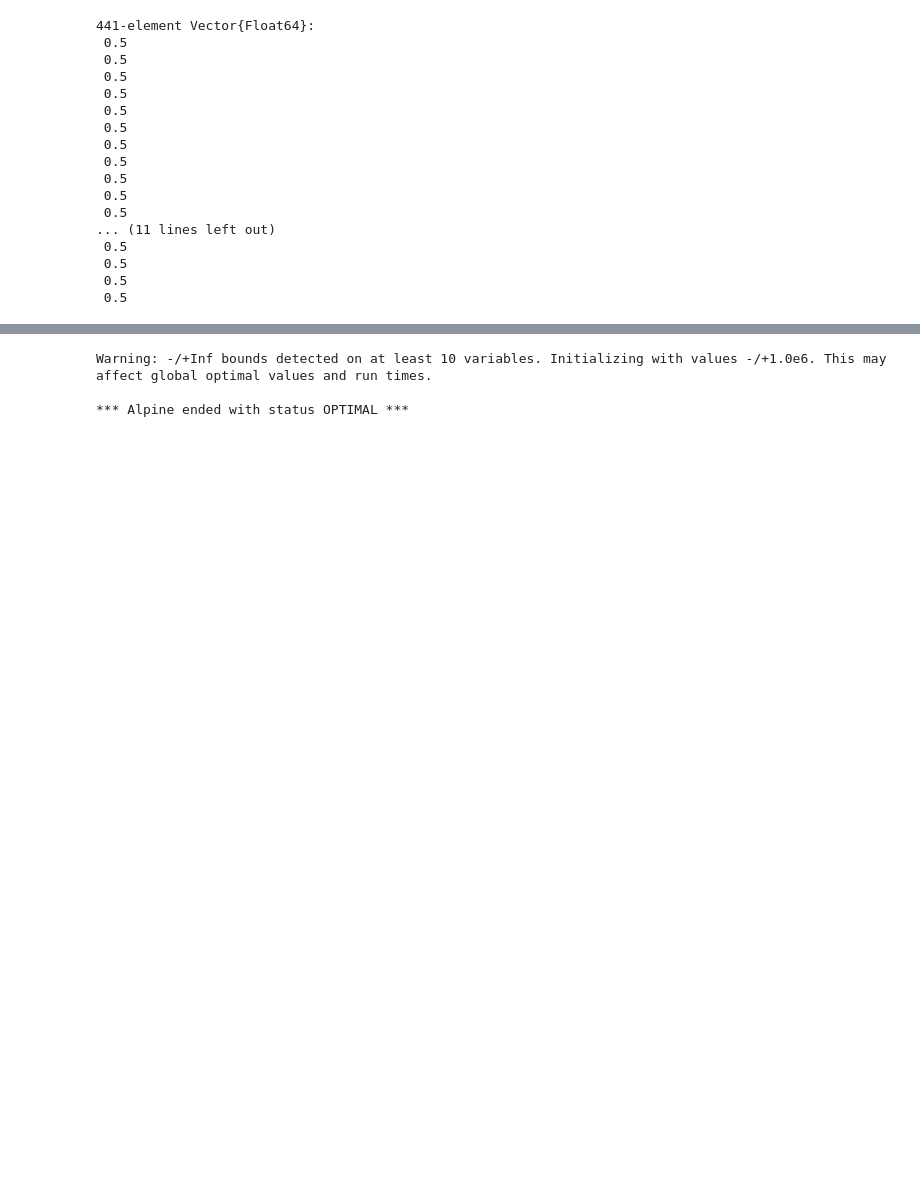
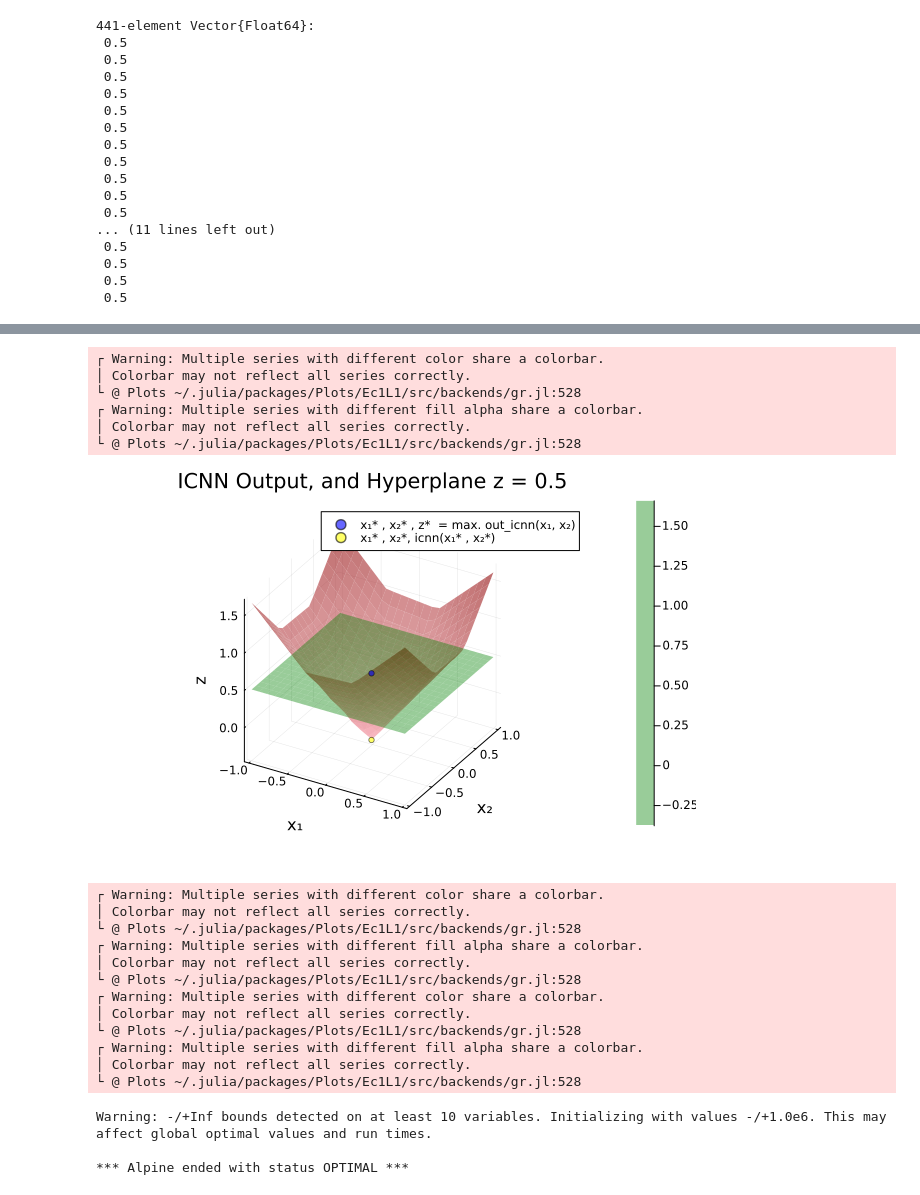
Before and after one commit to gamma-opt/icnn, a Jupyter notebook: example_3D.ipynb, the cells around one changed output, grey strips where cells are left out. Saved outputs shown, nothing was run; the diff lists cells and outputs as text; code cells hidden in the pictures; blank space fills up the shorter version.

```diff
--- a/example_3D.ipynb
+++ b/example_3D.ipynb
@@ -304,7 +301,7 @@ Warning: -/+Inf bounds detected on at least 8 variables. Initializing with value
  0.5
 # %%
 # Select a backend (optional)
-plotly()
+gr()
 
 # Plot the  ICNN surface
 plt = surface(
@@ -314,7 +311,7 @@ plt = surface(
     zlabel = "z",
     title = "ICNN Output, and Hyperplane z = 0.5",
     color = :reds,
-    pacity = 0.6,
+    opacity = 0.6,
     label = "ICNN Output Surface"
 )
 
@@ -327,11 +324,33 @@ surface!(
     label = "z = 0.5 Hyperplane"
 )
 
+
+# Add the 3D point to the plot
+scatter!(
+    [x1_optimal], [x2_optimal], [out_z_optimal],
+    color = :blue,
+    markerstrokecolor = :black,
+    markersize = 3,
+    opacity = 0.6,
+    label = "x₁* , x₂* , z*  = max. out_icnn(x₁, x₂)"
+)
+
+
+# Add the 3D point to the plot
+scatter!(
+    [x1_optimal], [x2_optimal], [icnn_z_optimal],
+    color = :yellow,
+    markersize = 3,
+    opacity = 0.6,
+    label = "x₁* , x₂*, icnn(x₁* , x₂*) "
+)
+
 # Add legend and adjust the camera angle
 plot!(
     legend = :topright,
 )
 
+
 # Display the plot
 display(plt)
 # %% [output]
@@ -339,3 +357,22 @@ display(plt)
+┌ Warning: Multiple series with different color share a colorbar.
+│ Colorbar may not reflect all series correctly.
+└ @ Plots ~/.julia/packages/Plots/Ec1L1/src/backends/gr.jl:528
+┌ Warning: Multiple series with different fill alpha share a colorbar.
+│ Colorbar may not reflect all series correctly.
+└ @ Plots ~/.julia/packages/Plots/Ec1L1/src/backends/gr.jl:528
+[figure, added]
+┌ Warning: Multiple series with different color share a colorbar.
+│ Colorbar may not reflect all series correctly.
+└ @ Plots ~/.julia/packages/Plots/Ec1L1/src/backends/gr.jl:528
+┌ Warning: Multiple series with different fill alpha share a colorbar.
+│ Colorbar may not reflect all series correctly.
+└ @ Plots ~/.julia/packages/Plots/Ec1L1/src/backends/gr.jl:528
+┌ Warning: Multiple series with different color share a colorbar.
+│ Colorbar may not reflect all series correctly.
+└ @ Plots ~/.julia/packages/Plots/Ec1L1/src/backends/gr.jl:528
+┌ Warning: Multiple series with different fill alpha share a colorbar.
+│ Colorbar may not reflect all series correctly.
+└ @ Plots ~/.julia/packages/Plots/Ec1L1/src/backends/gr.jl:528
 # %%
 #---------------------------Example 2---------------------------------------------#
 
```
Also changed, not shown: parts of 5 cells of this notebook.
